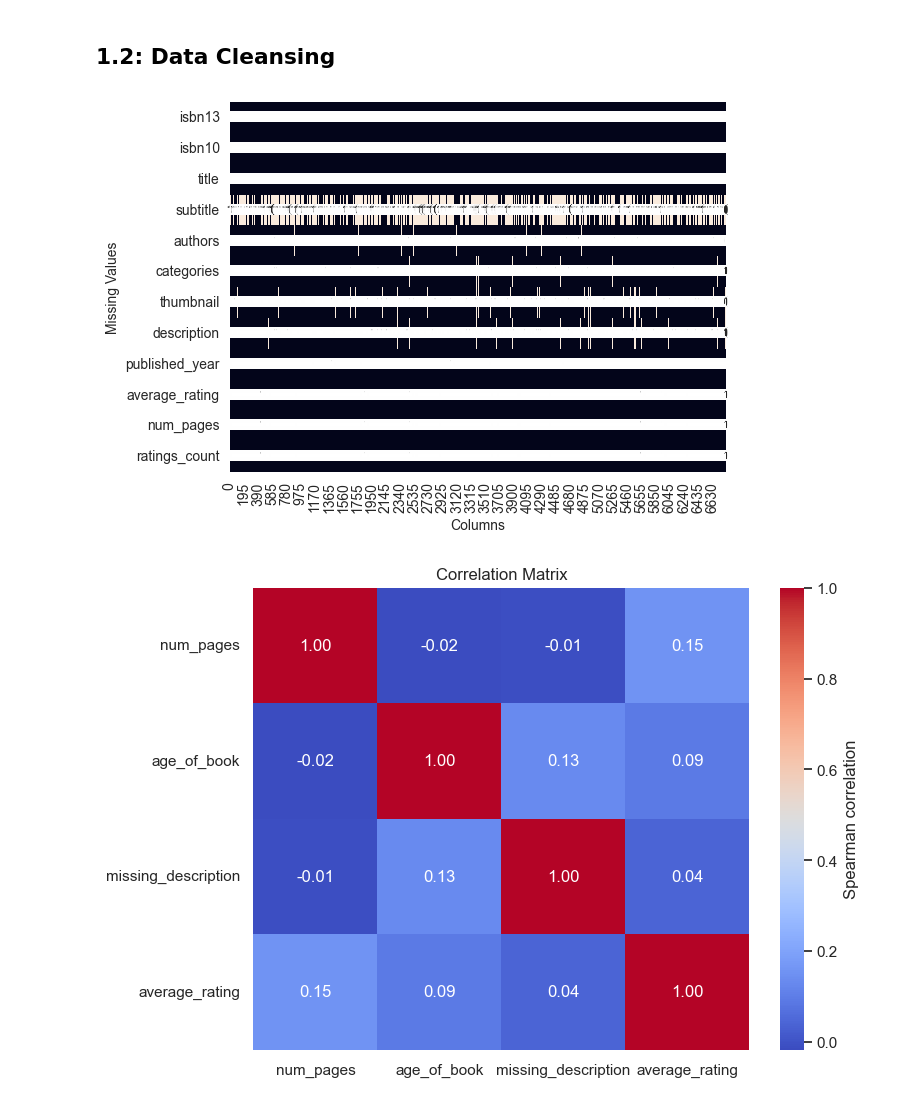
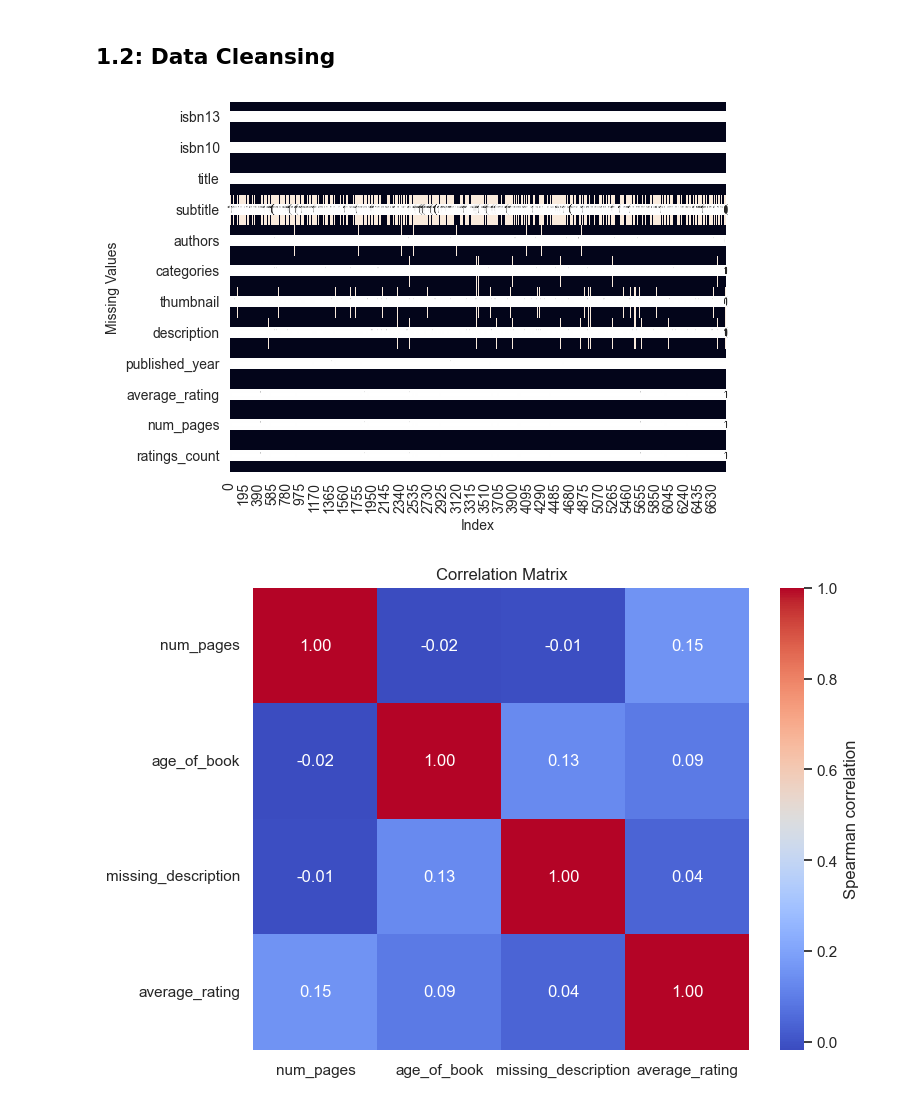
Before and after one commit to BeeAntsy/book-recommender-llm, a Jupyter notebook: data-exploration.ipynb, the cells around one changed output. Drawn from its saved outputs; the diff is of its cells as text; code cells hidden in the pictures.

```diff
--- a/data-exploration.ipynb
+++ b/data-exploration.ipynb
@@ -35,15 +34,16 @@ books       #let's have a peek
 import seaborn as sns
 import matplotlib.pyplot as plt
 # %%
+#plotting a heatmap of missing datapoints by catagory to look for patterns in missing data that could create a bias in model performance
 ax = plt.axes()
 sns.heatmap(books.isna().transpose(), annot=True, ax=ax, cbar=False)
 
-plt.xlabel("Columns")
+plt.xlabel("Index")
 plt.ylabel("Missing Values")
 plt.show()
 #some correlation between missing datapoints can be observed, will analyse for potential bias
 # %% [output]
-[figure, old version]
+[figure, new version]
 # %%
 import numpy as np
 
```
Also changed, not shown: parts of 17 cells of this notebook.
